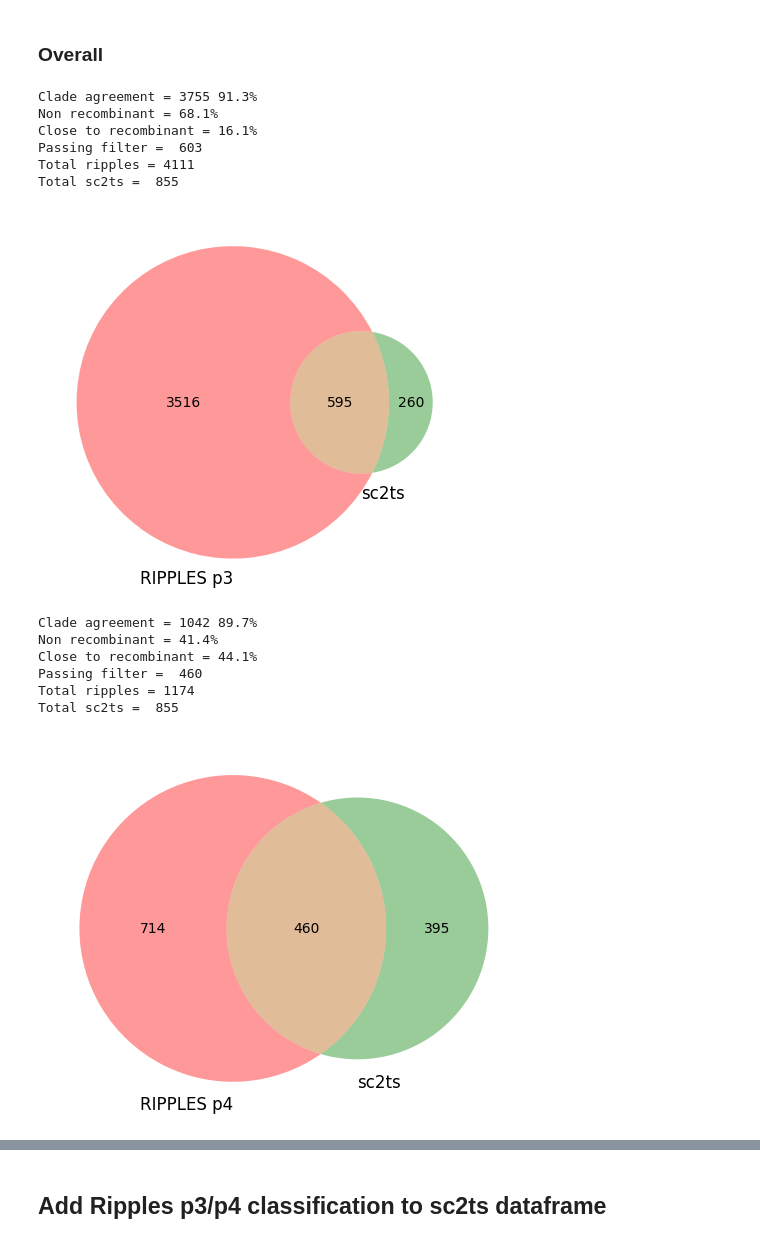
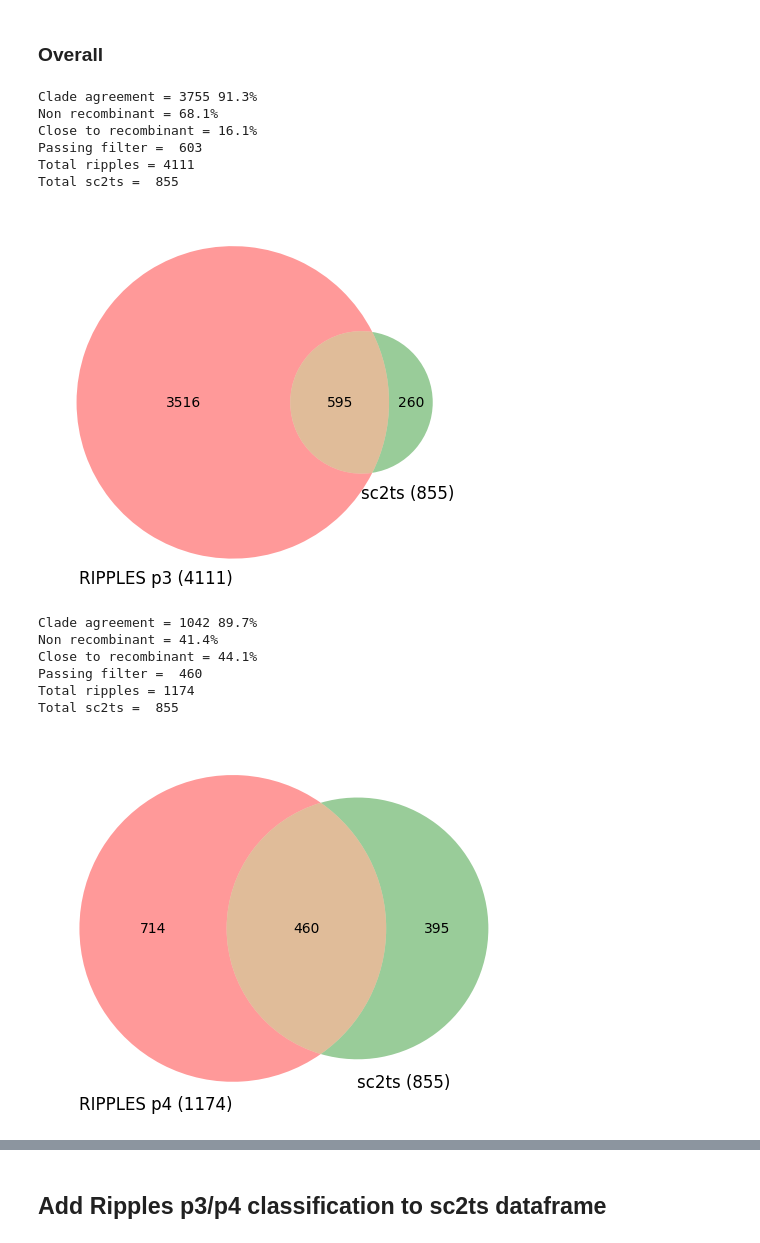
Before and after one commit to jeromekelleher/sc2ts-paper, a Jupyter notebook: notebooks/analysis_ripples.ipynb, the cells around one changed output, grey strips where cells are left out. Cells and saved outputs as stored; diff of their text form; code cells hidden in the pictures.

Commit message:
Updates
Update recombinants.csv with RIPPLEs

Fix on figs

Update the caption

Updates

```diff
--- a/notebooks/analysis_ripples.ipynb
+++ b/notebooks/analysis_ripples.ipynb
@@ -586,35 +586,40 @@ def get_sc2ts_recombinants(df, clade_agreement_threshold=1, closeness=1):
     print(f"Clade agreement = {clade_agreement.sum()} {clade_agreement.sum() / df.shape[0]:.1%}")
     df = df[clade_agreement]
     close_to_recombinant = df["sc2ts_closest_recombinant_path_len"] <= closeness
     not_recombinant = df["sc2ts_closest_recombinant"] == -1
     print(f"Non recombinant = {not_recombinant.sum() / df.shape[0]:.1%}")
     print(f"Close to recombinant = {close_to_recombinant.sum() / df.shape[0]:.1%}")
     df = df[close_to_recombinant]
     print("Passing filter = ", df.shape[0])
     #print(df["sc2ts_closest_recombinant"].value_counts())
     sc2ts_recombs = df["sc2ts_closest_recombinant"].unique()
     return sc2ts_recombs
 
 def draw_venn(df, label, sc2ts_recombs, ax=None):
     total_ripples = df.shape[0]
     total_sc2ts = 855
     shared = sc2ts_recombs.shape[0]
     print("Total ripples =", total_ripples)
     print("Total sc2ts = ", total_sc2ts)
+    # Note: it would be nice to fix the size of the sc2ts circle here an let the
+    # ripples one get bigger, but it's not obvious how to do it.
+    layout_algorithm = matplotlib_venn.layout.venn2.DefaultLayoutAlgorithm()
     matplotlib_venn.venn2(
-        [total_ripples - shared, total_sc2ts - shared, shared], [f"RIPPLES {label}", "sc2ts"], ax=ax);
+        [total_ripples - shared, total_sc2ts - shared, shared],
+        [f"RIPPLES {label} ({total_ripples})", f"sc2ts ({total_sc2ts})"],
+        layout_algorithm=layout_algorithm, ax=ax);
 
 sc2ts_recombs_p3 = get_sc2ts_recombinants(dfp3, clade_agreement_threshold=1, closeness=1)
 draw_venn(dfp3, "p3", sc2ts_recombs_p3)
 plt.savefig("../figures/ripples_p3_sc2ts_events.pdf")
 # %% [output]
 Clade agreement = 3755 91.3%
 Non recombinant = 68.1%
 Close to recombinant = 16.1%
 Passing filter =  603
 Total ripples = 4111
 Total sc2ts =  855
-[figure, old version]
+[figure, new version]
 # %%
 sc2ts_recombs_p4 = get_sc2ts_recombinants(dfp3[dfp3["in_p4"]])
 draw_venn(dfp4, "p4", sc2ts_recombs_p4)
@@ -626,4 +631,4 @@ Close to recombinant = 44.1%
 Passing filter =  460
 Total ripples = 1174
 Total sc2ts =  855
-[figure, old version]
+[figure, new version]
```
Also changed, not shown: parts of 16 cells of this notebook, 9 other files.
